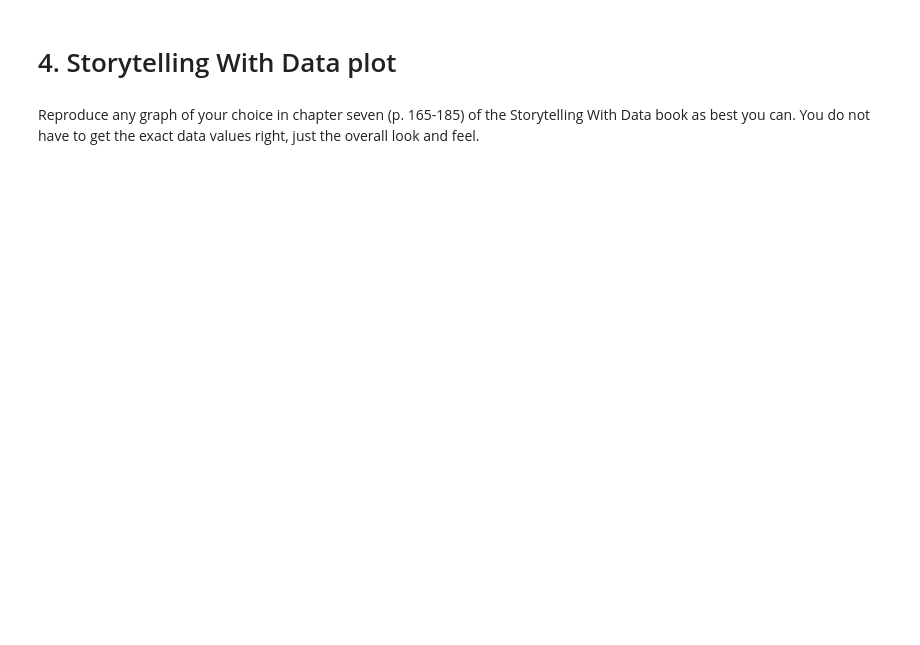
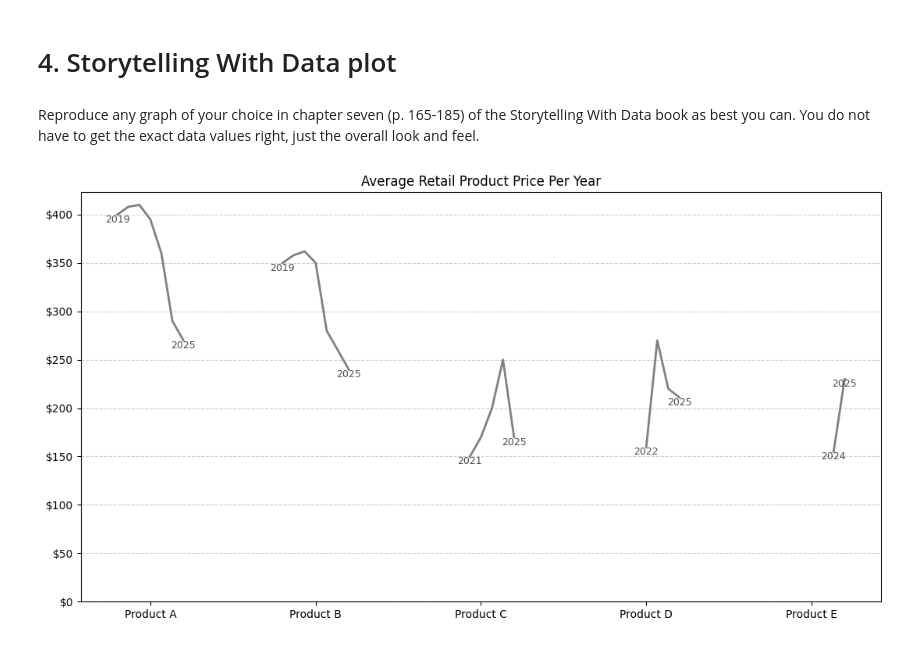
Before and after one commit to Jbaner/Module-B-semester-2, a Jupyter notebook: Week11.ipynb, the cells around one changed output. Drawn from its saved outputs; the diff is of its cells as text; code cells hidden in the pictures; blank space fills up the shorter version.

```diff
--- a/Week11.ipynb
+++ b/Week11.ipynb
@@ -280,3 +282,52 @@ weighted avg       0.96      0.96      0.96       143
 # 4. Storytelling With Data plot
 # %% [markdown]
 Reproduce any graph of your choice in chapter seven (p. 165-185) of the Storytelling With Data book as best you can. You do not have to get the exact data values right, just the overall look and feel.
+# %%
+#Chapter 8 fig: 8.4 Change to line graph
+
+import seaborn as sns
+import matplotlib.pyplot as plt
+import matplotlib.ticker as mtick
+
+#dataset
+df_sale=pd.DataFrame(columns = ["Year"])
+df_sale["Year"] = [2019,2020,2021,2022,2023,2024,2025]
+df_sale["Product A"] = [400,408,410, 395, 360, 290, 270 ]
+df_sale["Product B"] = [350,358,362, 350, 280, 260, 240 ]
+df_sale["Product C"] = [0,0,150, 170, 200, 250, 170 ]
+df_sale["Product D"] = [0,0,0, 160, 270, 220, 211 ]
+df_sale["Product E"] = [0,0,0, 0, 0, 155, 230 ]
+
+#replacing 0 values with nan for clear visualization
+df_sale=df_sale.replace(0,np.nan)
+#df_sale
+
+plt.figure(figsize=(11,6))
+products= df_sale.columns[1:]
+x_positions = np.arange(len(products))
+
+for i, p in enumerate(products):
+  y= df_sale[p].values
+  x=np.full_like(y, x_positions[i], dtype=float)
+  x=x + np.linspace(-0.2,0.2,len(y))
+  plt.plot(x,y, linewidth=2, color="gray")
+  idx=np.where(~np.isnan(y))[0]
+  if len(idx) > 0:
+    start = idx[0]
+    end = idx[-1]
+    plt.text(x[start], y[start]-8, str(df_sale["Year"][start]),
+             fontsize=9, ha="center", alpha=0.7)
+
+    plt.text(x[end], y[end]-8, str(df_sale["Year"][end]),
+             fontsize=9, ha="center", alpha=0.7)
+
+plt.xticks(x_positions,products)
+plt.ylim(bottom=0)
+plt.gca().yaxis.set_major_formatter(mtick.StrMethodFormatter('${x:,.0f}'))
+plt.title("Average Retail Product Price Per Year")
+plt.grid(axis='y', linestyle='--',alpha=0.6)
+
+plt.tight_layout()
+plt.show()
+# %% [output]
+[figure, added]
```
Also changed, not shown: parts of 1 cell of this notebook.
